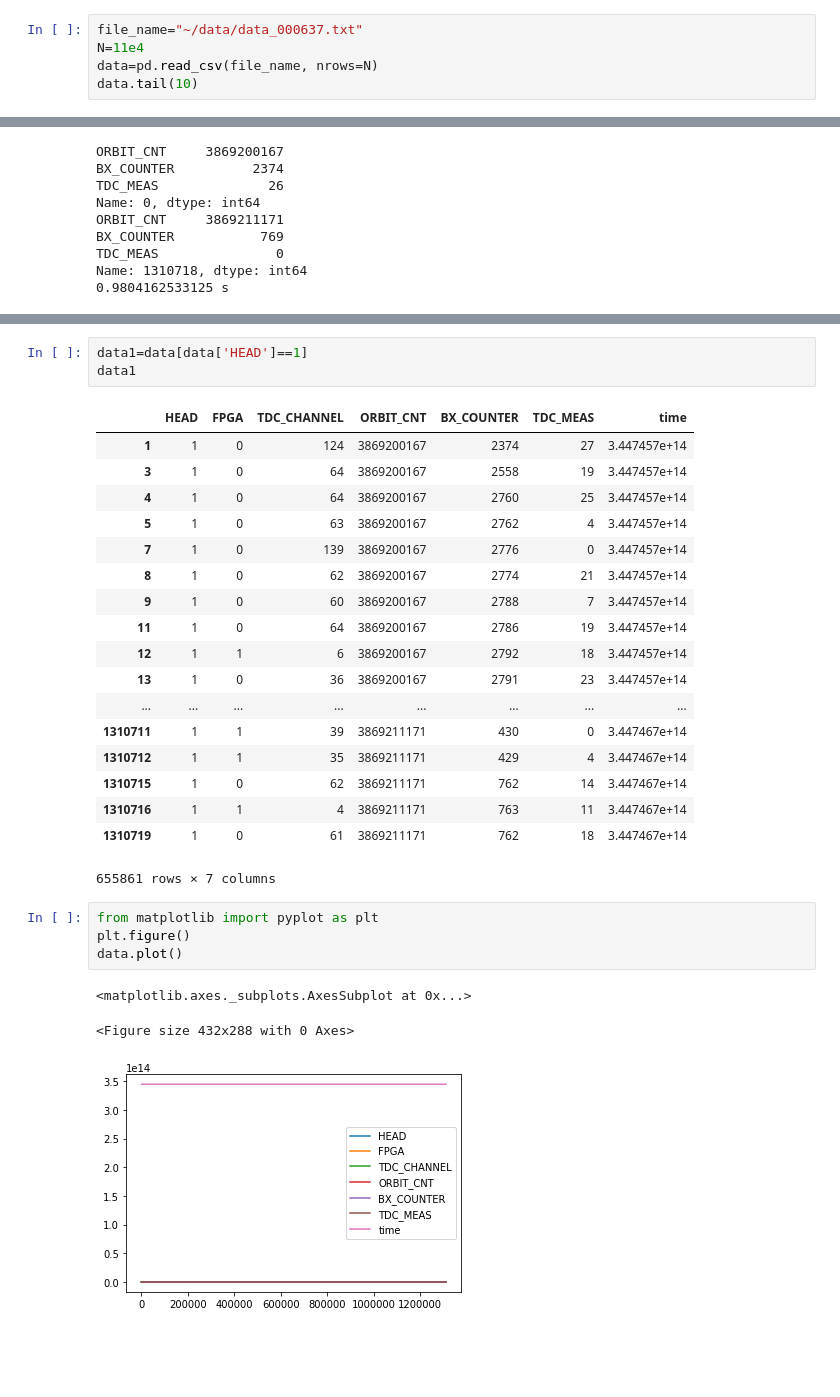
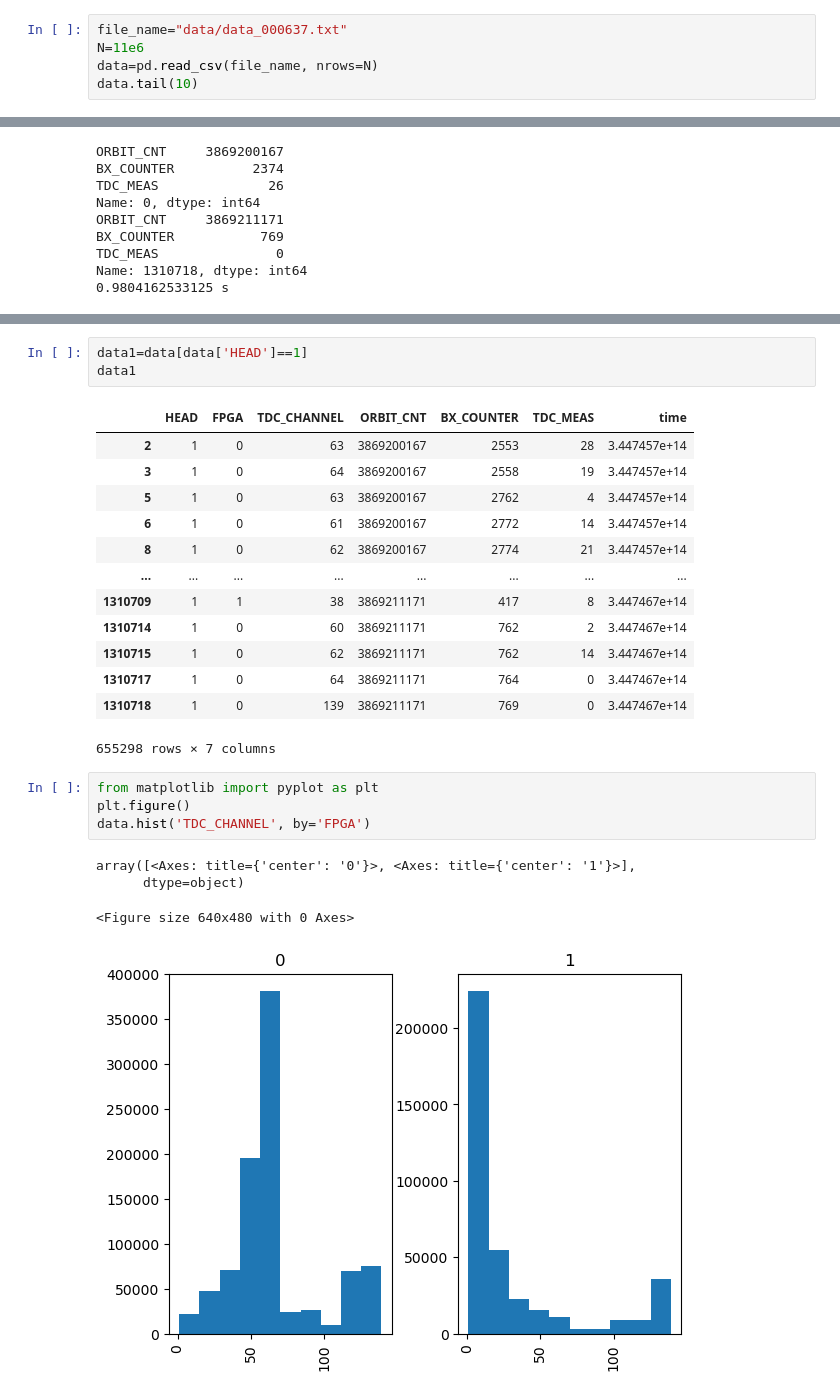
Before and after one commit to angelabortolato/LaboratoryOfComputationalPhysics_A, a Jupyter notebook: 06ex_Pandas.ipynb, the cells around one changed output, grey strips where cells are left out. Cells and saved outputs as stored; diff of their text form; blank space fills up the shorter version.

```diff
--- a/06ex_Pandas.ipynb
+++ b/06ex_Pandas.ipynb
@@ -50,8 +33,8 @@ data_000637.txt.1   100%[===================>]  31.64M  22.8MB/s    in 1.4s
 import numpy as np
 import pandas as pd
 # %%
-file_name="~/data/data_000637.txt"
-N=11e4
+file_name="data/data_000637.txt"
+N=11e6
 data=pd.read_csv(file_name, nrows=N)
 data.tail(10)
 # %% [output]
@@ -173,28 +141,24 @@ data1=data[data['HEAD']==1]
 data1
 # %% [output]
 |  | HEAD | FPGA | TDC_CHANNEL | ORBIT_CNT | BX_COUNTER | TDC_MEAS | time |
-| 1 | 1 | 0 | 124 | 3869200167 | 2374 | 27 | 3.447457e+14 |
+| 2 | 1 | 0 | 63 | 3869200167 | 2553 | 28 | 3.447457e+14 |
 | 3 | 1 | 0 | 64 | 3869200167 | 2558 | 19 | 3.447457e+14 |
-| 4 | 1 | 0 | 64 | 3869200167 | 2760 | 25 | 3.447457e+14 |
 | 5 | 1 | 0 | 63 | 3869200167 | 2762 | 4 | 3.447457e+14 |
-| 7 | 1 | 0 | 139 | 3869200167 | 2776 | 0 | 3.447457e+14 |
+| 6 | 1 | 0 | 61 | 3869200167 | 2772 | 14 | 3.447457e+14 |
 | 8 | 1 | 0 | 62 | 3869200167 | 2774 | 21 | 3.447457e+14 |
-| 9 | 1 | 0 | 60 | 3869200167 | 2788 | 7 | 3.447457e+14 |
-| 11 | 1 | 0 | 64 | 3869200167 | 2786 | 19 | 3.447457e+14 |
-| 12 | 1 | 1 | 6 | 3869200167 | 2792 | 18 | 3.447457e+14 |
-| 13 | 1 | 0 | 36 | 3869200167 | 2791 | 23 | 3.447457e+14 |
 | ... | ... | ... | ... | ... | ... | ... | ... |
-| 1310711 | 1 | 1 | 39 | 3869211171 | 430 | 0 | 3.447467e+14 |
-| 1310712 | 1 | 1 | 35 | 3869211171 | 429 | 4 | 3.447467e+14 |
+| 1310709 | 1 | 1 | 38 | 3869211171 | 417 | 8 | 3.447467e+14 |
+| 1310714 | 1 | 0 | 60 | 3869211171 | 762 | 2 | 3.447467e+14 |
 | 1310715 | 1 | 0 | 62 | 3869211171 | 762 | 14 | 3.447467e+14 |
-| 1310716 | 1 | 1 | 4 | 3869211171 | 763 | 11 | 3.447467e+14 |
-| 1310719 | 1 | 0 | 61 | 3869211171 | 762 | 18 | 3.447467e+14 |
+| 1310717 | 1 | 0 | 64 | 3869211171 | 764 | 0 | 3.447467e+14 |
+| 1310718 | 1 | 0 | 139 | 3869211171 | 769 | 0 | 3.447467e+14 |
-655861 rows × 7 columns
+655298 rows × 7 columns
 # %%
 from matplotlib import pyplot as plt
 plt.figure()
-data.plot()
+data.hist('TDC_CHANNEL', by='FPGA')
 # %% [output]
-<matplotlib.axes._subplots.AxesSubplot at 0x...>
+array([<Axes: title={'center': '0'}>, <Axes: title={'center': '1'}>],
+      dtype=object)
-<Figure size 432x288 with 0 Axes>
+<Figure size 640x480 with 0 Axes>
-[figure, old version]
+[figure, new version]
```
Also changed, not shown: parts of 8 cells of this notebook, 2 other files.
